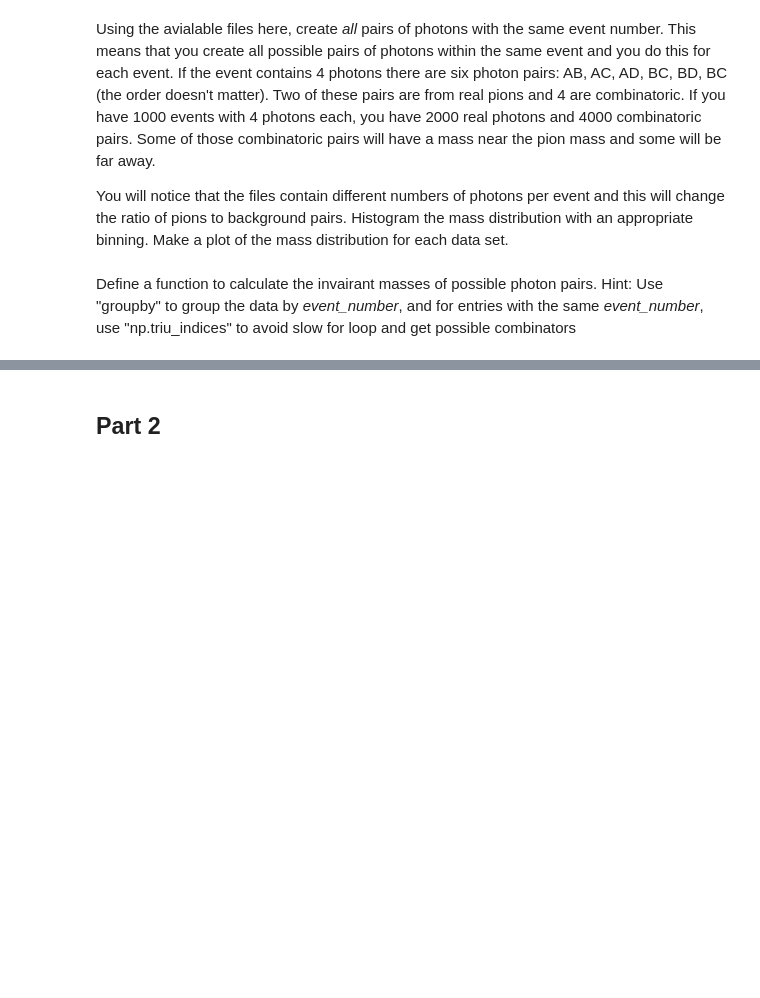
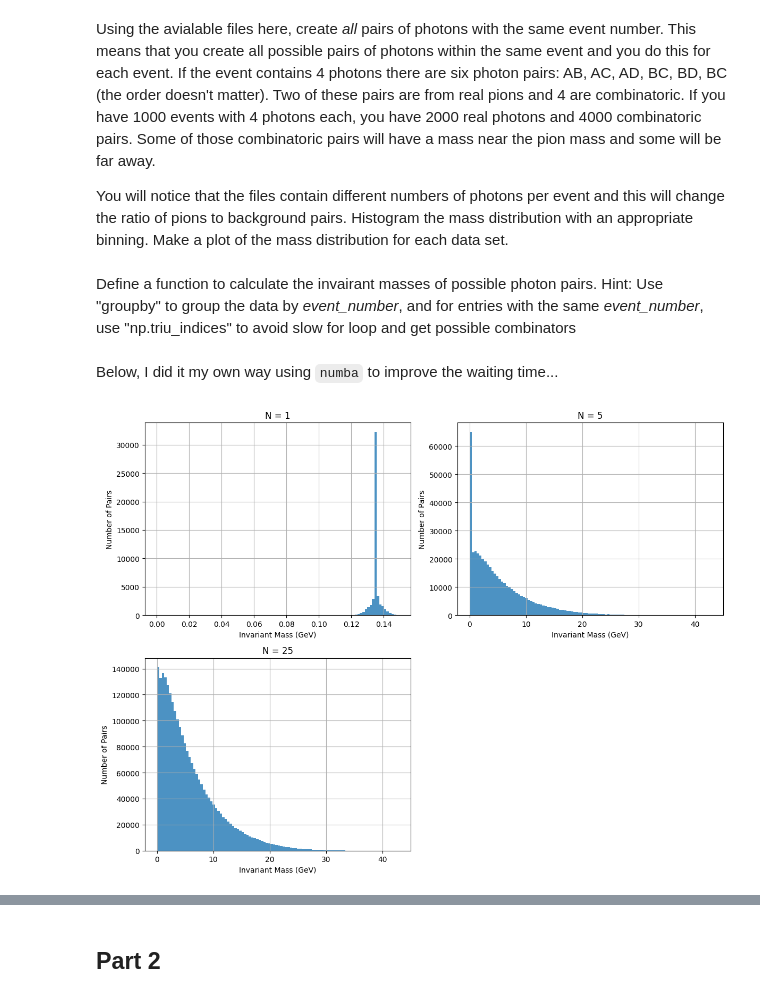
Before and after one commit to jchismar/DSC291, a Jupyter notebook: Homework_03_WI25.ipynb, the cells around one changed output, grey strips where cells are left out. Drawn from its saved outputs; the diff is of its cells as text; code cells hidden in the pictures; blank space fills up the shorter version.

```diff
--- a/Homework_03_WI25.ipynb
+++ b/Homework_03_WI25.ipynb
@@ -30,5 +31,5 @@ from tqdm import tqdm
 # %%
 # Read data, here we use pandas and read the files as dataframes for latter operations
-data_1 = pd.read_csv('pi0s_1.txt', sep='\s+', header=0, names=['event_number', "px", "py", "pz", "E"])
-data_5 = pd.read_csv('pi0s_5.txt', sep='\s+', header=0, names=['event_number', "px", "py", "pz", "E"])
-data_25 = pd.read_csv('pi0s_25.txt', sep='\s+', header=0, names=['event_number', "px", "py", "pz", "E"])
+data_1 = pd.read_csv('/home/users/russelld/DSC291/data/HW3/pi0s_1.txt', sep='\s+', header=0, names=['event_number', "px", "py", "pz", "E"])
+data_5 = pd.read_csv('/home/users/russelld/DSC291/data/HW3/pi0s_5.txt', sep='\s+', header=0, names=['event_number', "px", "py", "pz", "E"])
+data_25 = pd.read_csv('/home/users/russelld/DSC291/data/HW3/pi0s_25.txt', sep='\s+', header=0, names=['event_number', "px", "py", "pz", "E"])
@@ -66,27 +45,63 @@ masses_25 = calculate_invariant_mass_pairs(data_25)
+# %% [markdown]
+Below, I did it my own way using `numba` to improve the waiting time...
+# %%
+@njit
+def invar_mass(array, N_pions):
+
+    mass_list = []
+
+    rows, cols = np.triu_indices(2*N_pions, 1)
+
+    for event_num in range(1,int(len(array)/(2*N_pions)), 1):
+        event_truth = array[0:,0] == event_num
+        tmp_arr = array[event_truth] #temporary array with specific event entries
+
+        for i,j in zip(rows, cols):
+            px_sum = tmp_arr[i, 1] + tmp_arr[j, 1]
+            py_sum = tmp_arr[i, 2] + tmp_arr[j, 2]
+            pz_sum = tmp_arr[i, 3] + tmp_arr[j, 3]
+            E_sum = tmp_arr[i, 4] + tmp_arr[j, 4]
+
+            m2 = E_sum**2 - (px_sum**2 + py_sum**2 + pz_sum**2)
+
+            if m2 > 0:
+                inv_mass = math.sqrt(m2)
+                mass_list.append(inv_mass)
+
+            #if event_num == 2: break
+
+
+    return mass_list
+# %%
+mass1 = invar_mass(data_1.values, 1)
+mass5 = invar_mass(data_5.values, 5)
+mass25 = invar_mass(data_25.values, 25)
 # %%
 # Plot the invariant mass histogram
 plt.figure(figsize=(12, 9))
 
 plt.subplot(2, 2, 1)
-plt.hist(masses_1, bins=100, alpha=0.8)
+plt.hist(mass1, bins=100, alpha=0.8)
 plt.xlabel('Invariant Mass (GeV)')
 plt.ylabel('Number of Pairs')
 plt.title('N = 1')
 plt.grid(True)
 
 plt.subplot(2, 2, 2)
-plt.hist(masses_5, bins=100, alpha=0.8)
+plt.hist(mass5, bins=100, alpha=0.8)
 plt.xlabel('Invariant Mass (GeV)')
 plt.ylabel('Number of Pairs')
 plt.title('N = 5')
 plt.grid(True)
 
 plt.subplot(2, 2, 3)
-plt.hist(masses_25, bins=100, alpha=0.8)
+plt.hist(mass25, bins=100, alpha=0.8)
 plt.xlabel('Invariant Mass (GeV)')
 plt.ylabel('Number of Pairs')
 plt.title('N = 25')
 plt.grid(True)
 
 plt.tight_layout()
 plt.show()
+# %% [output]
+[figure, added]
```
Also changed, not shown: parts of 11 cells of this notebook.
